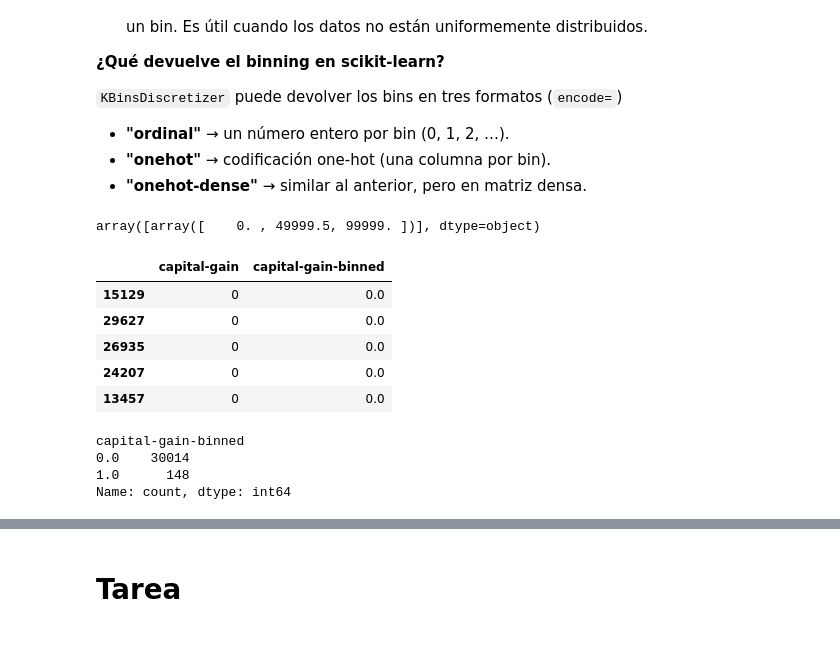
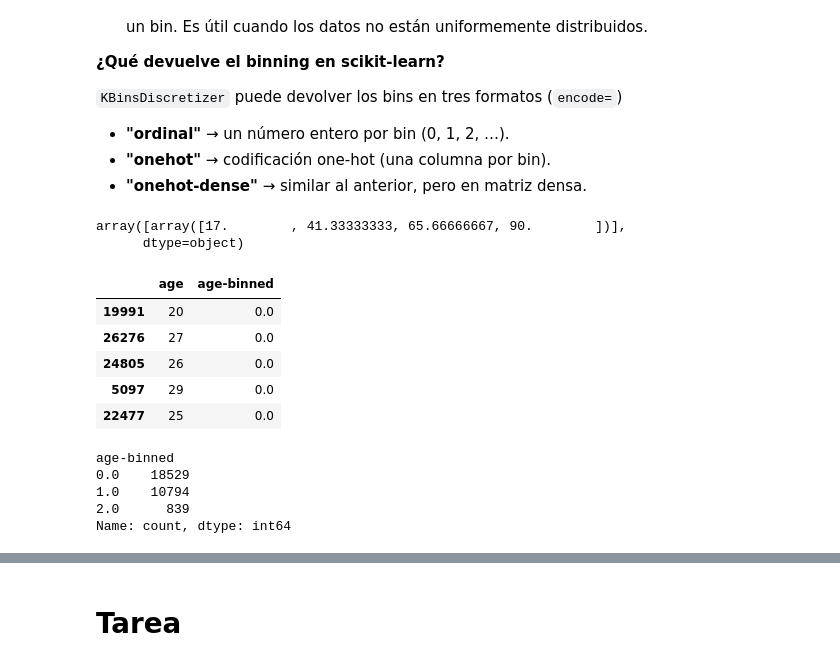
Before and after one commit to Enedev/ap-2026-1-62, a Jupyter notebook: notebooks/Procesamiento_de_datos_numericos.ipynb, the cells around one changed output, grey strips where cells are left out. Saved outputs shown, nothing was run; the diff lists cells and outputs as text; code cells hidden in the pictures.

```diff
--- a/notebooks/Procesamiento_de_datos_numericos.ipynb
+++ b/notebooks/Procesamiento_de_datos_numericos.ipynb
@@ -451,26 +441,33 @@ El binning es útil cuando:
 # %%
 from sklearn.preprocessing import KBinsDiscretizer
 
-kbin = KBinsDiscretizer(n_bins=2, strategy='uniform', encode='ordinal')
-kbin.fit(df[['capital-gain']])
+kbin = KBinsDiscretizer(
+    n_bins=3,
+    strategy='uniform',
+    encode='ordinal'
+    )
+
+kbin.fit(df[['age']])
 kbin.bin_edges_
 # %% [output]
-array([array([    0. , 49999.5, 99999. ])], dtype=object)
+array([array([17.        , 41.33333333, 65.66666667, 90.        ])],
+      dtype=object)
 # %%
-df['capital-gain-binned'] = kbin.transform(df[['capital-gain']])
-df[['capital-gain','capital-gain-binned']].sample(5)
+df['age-binned'] = kbin.transform(df[['age']])
+df[['age','age-binned']].sample(5)
 # %% [output]
-|  | capital-gain | capital-gain-binned |
-| 15129 | 0 | 0.0 |
-| 29627 | 0 | 0.0 |
-| 26935 | 0 | 0.0 |
-| 24207 | 0 | 0.0 |
-| 13457 | 0 | 0.0 |
+|  | age | age-binned |
+| 19991 | 20 | 0.0 |
+| 26276 | 27 | 0.0 |
+| 24805 | 26 | 0.0 |
+| 5097 | 29 | 0.0 |
+| 22477 | 25 | 0.0 |
 # %%
-df['capital-gain-binned'].value_counts()
+df['age-binned'].value_counts()
 # %% [output]
-capital-gain-binned
-0.0    30014
-1.0      148
+age-binned
+0.0    18529
+1.0    10794
+2.0      839
 Name: count, dtype: int64
 # %%
```
Also changed, not shown: parts of 12 cells of this notebook.
